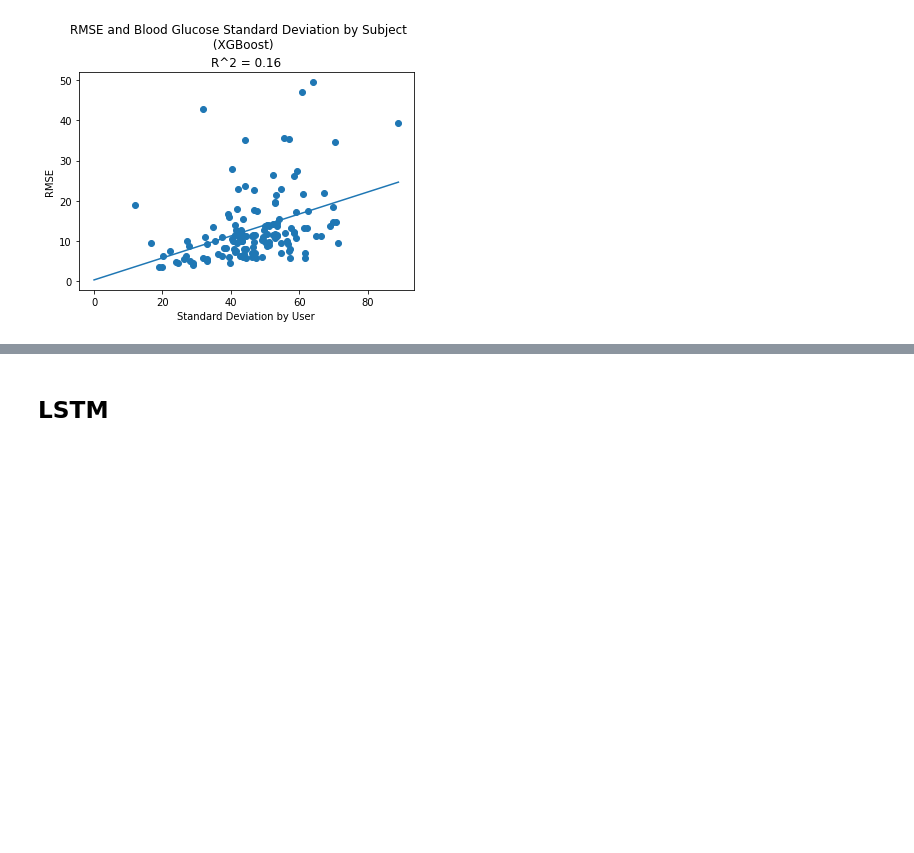
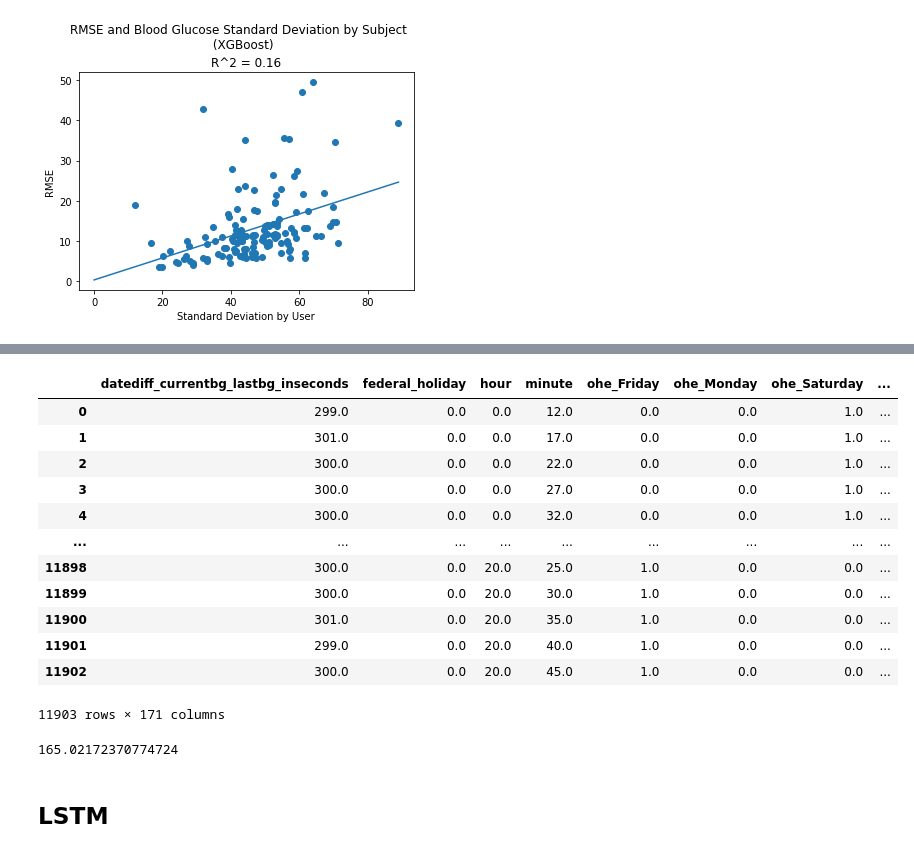
Before and after one commit to Spencer-Weston/BGPredict, a Jupyter notebook: bgpredict/Notebooks/MetricCalculation.ipynb, the cells around one changed output, grey strips where cells are left out. Cells and saved outputs as stored; diff of their text form; code cells hidden in the pictures; blank space fills up the shorter version.

```diff
--- a/bgpredict/Notebooks/MetricCalculation.ipynb
+++ b/bgpredict/Notebooks/MetricCalculation.ipynb
@@ -655,0 +877,14 @@ array([172.30586], dtype=float32)
+# %%
+test = groups.get_group(221634)
+
+# Create future y dataframe
+future_y_df = create_future_y(test)
+
+# Create X subset dataframes
+drop_cols = ['subjectid', 'entryid', 'train_set', 'validation_set', 'test_set', 'bg', 'timestamp_clean']
+test = test.sort_index()
+test = test.reset_index()
+test = test.drop(drop_cols, axis=1)
+mutable_df = test[col_info['mutable']]
+constant_df = test[col_info['constant']]
+lag_df = test[col_info['lag']]
@@ -656,2 +942,48 @@ array([172.30586], dtype=float32)
+# %%
+test = groups.get_group(309157)
+
+# Create future y dataframe
+future_y_df = create_future_y(test)
+
+# Create X subset dataframes
+drop_cols = ['subjectid', 'entryid', 'train_set', 'validation_set', 'test_set', 'bg', 'timestamp_clean']
+test = test.sort_index()
+test = test.reset_index()
+test = test.drop(drop_cols, axis=1)
+test.head()
+mutable_df = test[col_info['mutable']]
+constant_df = test[col_info['constant']]
+lag_df = test[col_info['lag']]
+
+# Generate initial prediction
+train_X = pd.concat([mutable_df, constant_df, lag_df], axis=1)
+train_X = train_X.reindex(columns = col_info['order'])
+init_preds = bst.predict(train_X)
+future_y_df['bg_pred_0'] = init_preds
+
+mutable_df = create_future_mutables(mutable_df)
+lag_df = create_future_lags(lag_df, preds)
+train_X = pd.concat([mutable_df, lag_df, constant_df], axis=1).dropna()
+# %% [output]
+|  | datediff_currentbg_lastbg_inseconds | federal_holiday | hour | minute | ohe_Friday | ohe_Monday | ohe_Saturday | ... |
+| 0 | 299.0 | 0.0 | 0.0 | 12.0 | 0.0 | 0.0 | 1.0 | ... |
+| 1 | 301.0 | 0.0 | 0.0 | 17.0 | 0.0 | 0.0 | 1.0 | ... |
+| 2 | 300.0 | 0.0 | 0.0 | 22.0 | 0.0 | 0.0 | 1.0 | ... |
+| 3 | 300.0 | 0.0 | 0.0 | 27.0 | 0.0 | 0.0 | 1.0 | ... |
+| 4 | 300.0 | 0.0 | 0.0 | 32.0 | 0.0 | 0.0 | 1.0 | ... |
+| ... | ... | ... | ... | ... | ... | ... | ... | ... |
+| 11898 | 300.0 | 0.0 | 20.0 | 25.0 | 1.0 | 0.0 | 0.0 | ... |
+| 11899 | 300.0 | 0.0 | 20.0 | 30.0 | 1.0 | 0.0 | 0.0 | ... |
+| 11900 | 301.0 | 0.0 | 20.0 | 35.0 | 1.0 | 0.0 | 0.0 | ... |
+| 11901 | 299.0 | 0.0 | 20.0 | 40.0 | 1.0 | 0.0 | 0.0 | ... |
+| 11902 | 300.0 | 0.0 | 20.0 | 45.0 | 1.0 | 0.0 | 0.0 | ... |
+11903 rows × 171 columns
+# %%
+# Need to think about this ordering a bit
+# true_series = future_y_df.loc[~future_y_df['bg_future_1'].isna(), 'bg']
+# pred_series = future_y_df.loc[0:len(true_series)-1, 'bg_pred_1']
+mean_squared_error(future_y_df['bg'], init_preds)
+# %% [output]
+165.02172370774724
 # %% [markdown]
 ## LSTM
```
Also changed, not shown: parts of 49 cells of this notebook.
